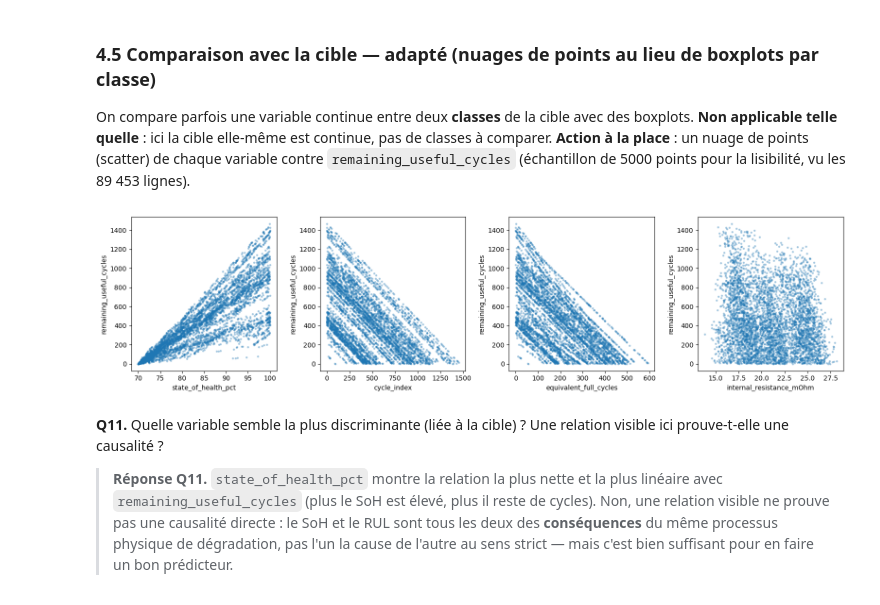
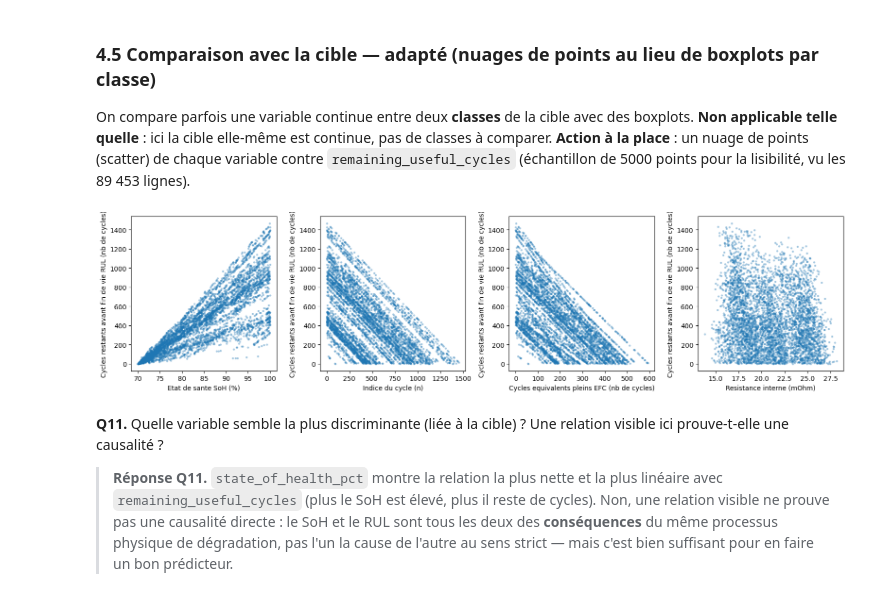
Before and after one commit to LiantsoaANDR/opti_ia, a Jupyter notebook: exploration.ipynb, the cells around one changed output. Saved outputs shown, nothing was run; the diff lists cells and outputs as text; code cells hidden in the pictures.

```diff
--- a/exploration.ipynb
+++ b/exploration.ipynb
@@ -215,7 +215,19 @@ MAE d'un modèle qui prédit toujours la médiane : 257.83
 # %%
 cols_a_tracer = ["state_of_health_pct", "cycle_index", "internal_resistance_mOhm",
                  "pack_temp_c", "depth_of_discharge_pct", "remaining_useful_cycles"]
-train_labeled[cols_a_tracer].hist(bins=30, figsize=(12, 8))
+labels_axes = {
+    "state_of_health_pct": "Etat de sante SoH (%)",
+    "cycle_index": "Indice du cycle (n)",
+    "internal_resistance_mOhm": "Resistance interne (mOhm)",
+    "pack_temp_c": "Temperature du pack (degC)",
+    "depth_of_discharge_pct": "Profondeur de decharge DoD (%)",
+    "remaining_useful_cycles": "Cycles restants avant fin de vie RUL (nb de cycles)",
+}
+axes = train_labeled[cols_a_tracer].hist(bins=30, figsize=(12, 8))
+for ax, col in zip(axes.flatten(), cols_a_tracer):
+    ax.set_title(labels_axes[col])
+    ax.set_xlabel(labels_axes[col])
+    ax.set_ylabel("Nombre de cycles (effectif)")
 plt.tight_layout()
 plt.show()
 # %% [output]
@@ -230,15 +242,22 @@ plt.show()
 On compare parfois une variable continue entre deux **classes** de la cible avec des boxplots. **Non applicable telle quelle** : ici la cible elle-même est continue, pas de classes à comparer. **Action à la place** : un nuage de points (scatter) de chaque variable contre `remaining_useful_cycles` (échantillon de 5000 points pour la lisibilité, vu les 89 453 lignes).
 # %%
 echantillon = train_labeled.sample(5000, random_state=SEED)
+labels_axes = {
+    "state_of_health_pct": "Etat de sante SoH (%)",
+    "cycle_index": "Indice du cycle (n)",
+    "equivalent_full_cycles": "Cycles equivalents pleins EFC (nb de cycles)",
+    "internal_resistance_mOhm": "Resistance interne (mOhm)",
+    "remaining_useful_cycles": "Cycles restants avant fin de vie RUL (nb de cycles)",
+}
 fig, axes = plt.subplots(1, 4, figsize=(16, 4))
 for ax, col in zip(axes, ["state_of_health_pct", "cycle_index", "equivalent_full_cycles", "internal_resistance_mOhm"]):
     ax.scatter(echantillon[col], echantillon["remaining_useful_cycles"], s=5, alpha=0.3)
-    ax.set_xlabel(col)
-    ax.set_ylabel("remaining_useful_cycles")
+    ax.set_xlabel(labels_axes[col])
+    ax.set_ylabel(labels_axes["remaining_useful_cycles"])
 plt.tight_layout()
 plt.show()
 # %% [output]
-[figure, old version]
+[figure, new version]
 # %% [markdown]
 **Q11.** Quelle variable semble la plus discriminante (liée à la cible) ? Une relation visible ici prouve-t-elle une causalité ?
 
```
Also changed, not shown: parts of 2 cells of this notebook, 1 other file.
